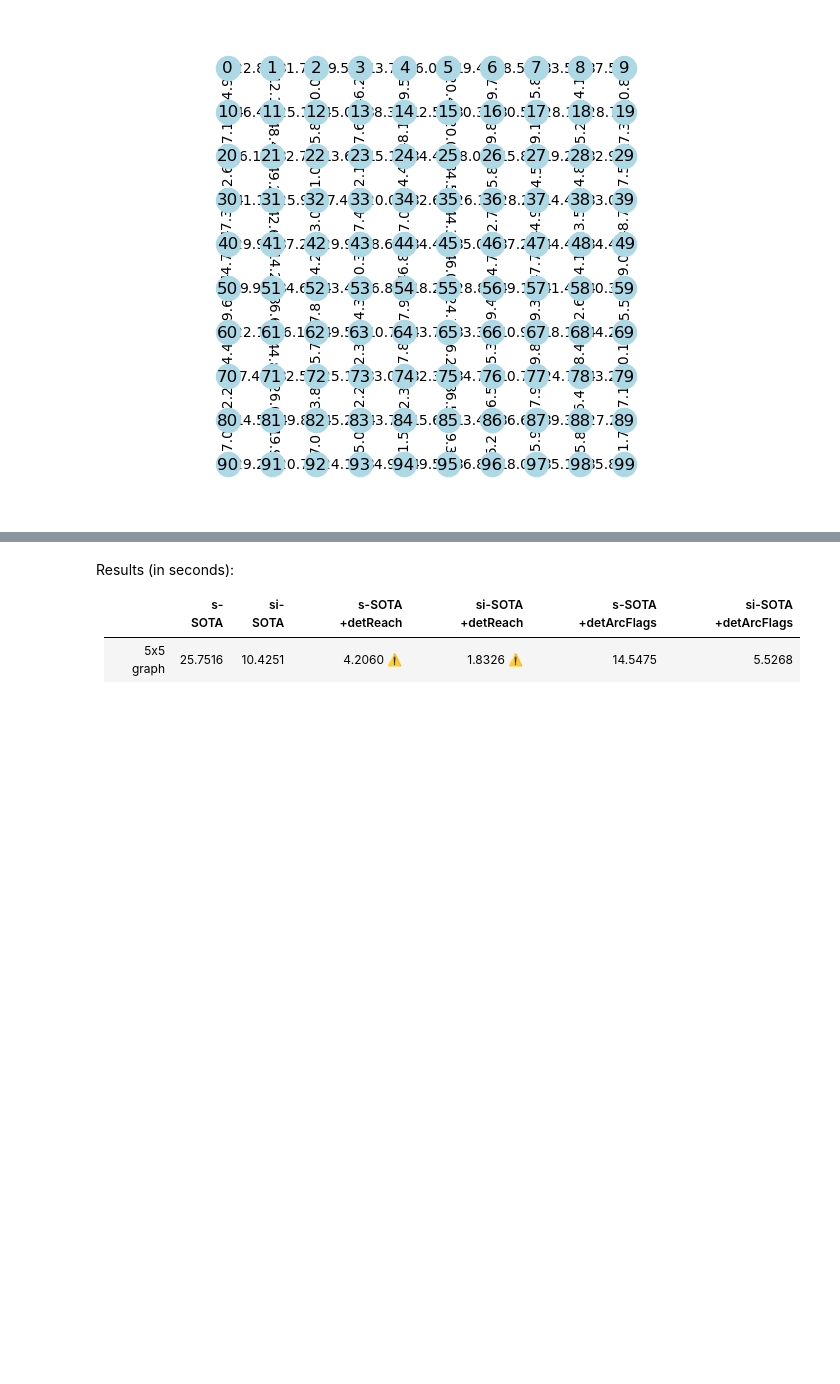
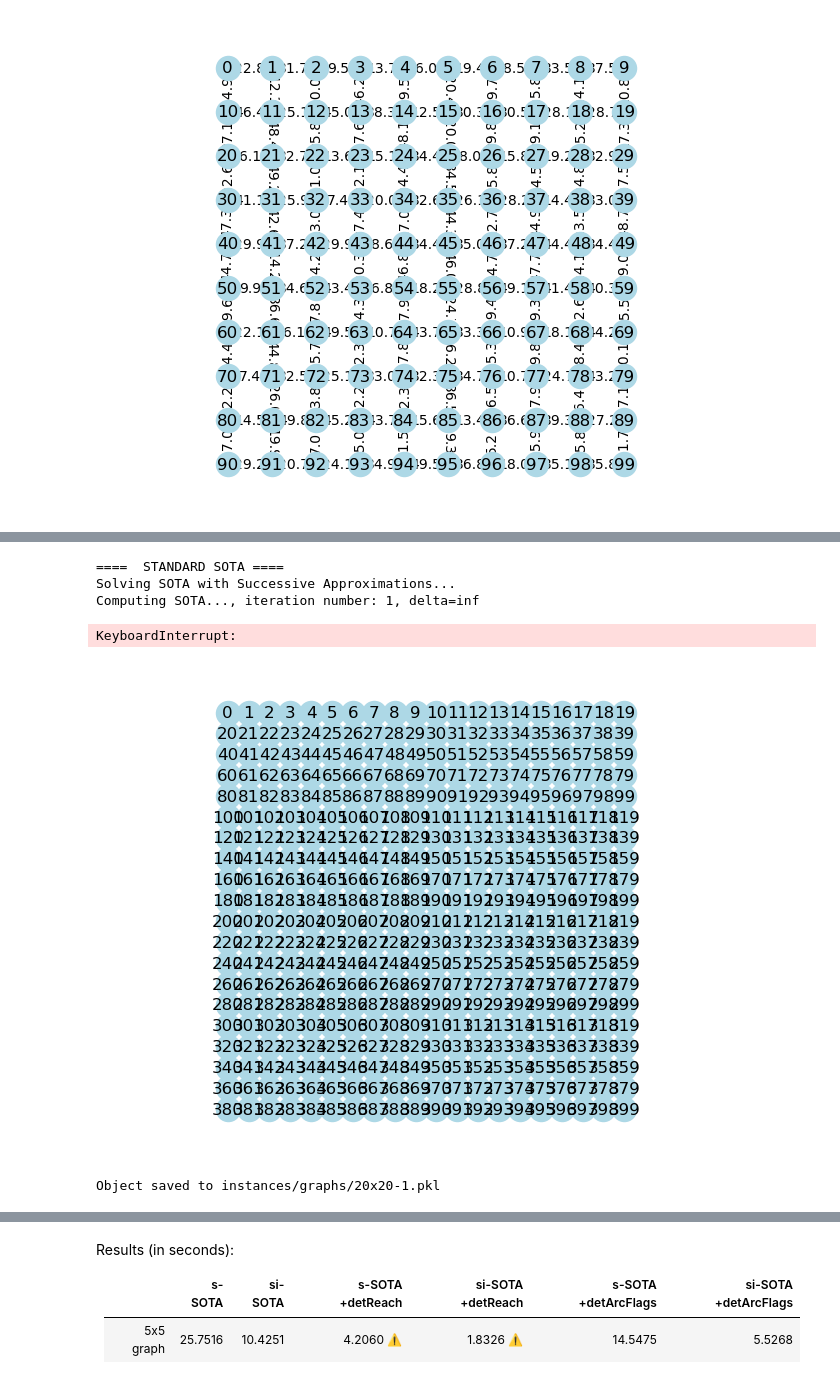
Before and after one commit to samuelepeirone/SOTA-py, a Jupyter notebook: notebook/SOTASolvers and Pruning techniques.ipynb, the cells around one changed output, grey strips where cells are left out. Saved outputs shown, nothing was run; the diff lists cells and outputs as text; code cells hidden in the pictures; blank space fills up the shorter version.

```diff
--- a/notebook/SOTASolvers and Pruning techniques.ipynb
+++ b/notebook/SOTASolvers and Pruning techniques.ipynb
@@ -413,0 +531,7 @@ KeyboardInterrupt:
+# %%
+general_comparison_run(matrix, 146, 700, eps=1e-2, max_iter=50)
+# %% [output]
+====  STANDARD SOTA ====
+Solving SOTA with Successive Approximations...
+Computing SOTA..., iteration number: 1, delta=inf
+KeyboardInterrupt:
@@ -413,0 +542,10 @@ KeyboardInterrupt:
+# %%
+a, v = matrix.compute_matrices()
+g = StochasticGraph(a,v)
+g.print_graph(show_edge_labels=False)
+# %% [output]
+[figure, added]
+# %%
+Utils.save_object(g, "instances/graphs/20x20-1.pkl")
+# %% [output]
+Object saved to instances/graphs/20x20-1.pkl
```
Also changed, not shown: parts of 23 cells of this notebook, 9 other files.
